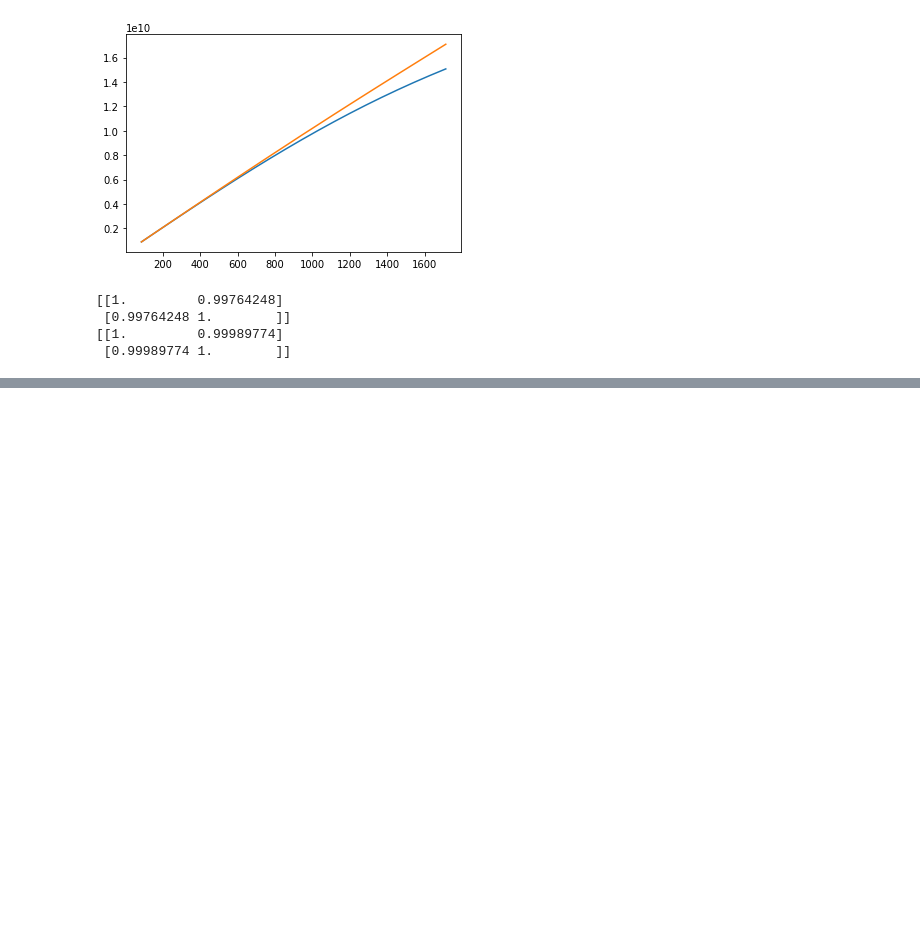
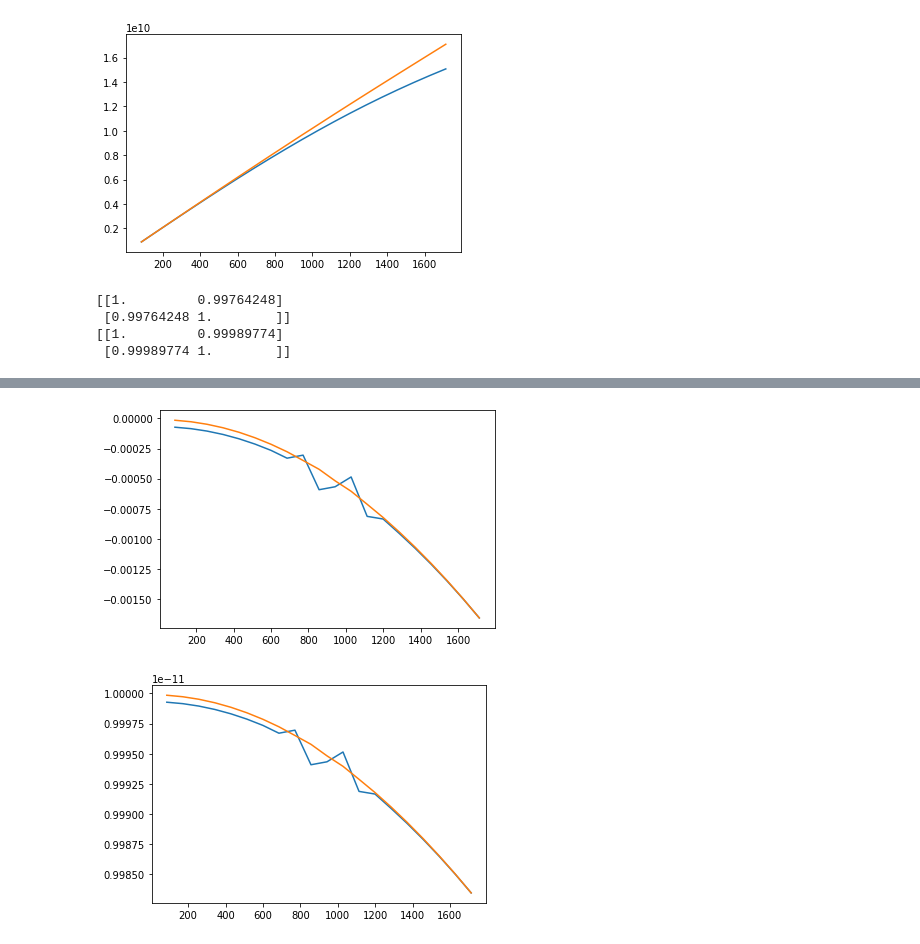
Before and after one commit to 1060matsuda/freqmix2, a Jupyter notebook: freq_depend/dampCheck/multiFreqDamp.ipynb, the cells around one changed output, grey strips where cells are left out. Drawn from its saved outputs; the diff is of its cells as text; code cells hidden in the pictures; blank space fills up the shorter version.

```diff
--- a/freq_depend/dampCheck/multiFreqDamp.ipynb
+++ b/freq_depend/dampCheck/multiFreqDamp.ipynb
@@ -613,0 +644,12 @@ plt.show()
+# %%
+num = 0 #num = 0~2 1:300GHz, 2:400GHz, 3=500GHz
+plt.plot(detecsAtT0,f1dBs[num])
+plt.plot(detecsAtT0,hoseis[num]*f1dBs[3])
+plt.show()
+
+plt.plot(detecsAtT0,af1s[num])
+plt.plot(detecsAtT0,np.exp(hoseis[num]*f1dBs[3])*10**-11)
+plt.show()
+# %% [output]
+[figure, added]
+[figure, added]
```
Also changed, not shown: parts of 5 cells of this notebook.
